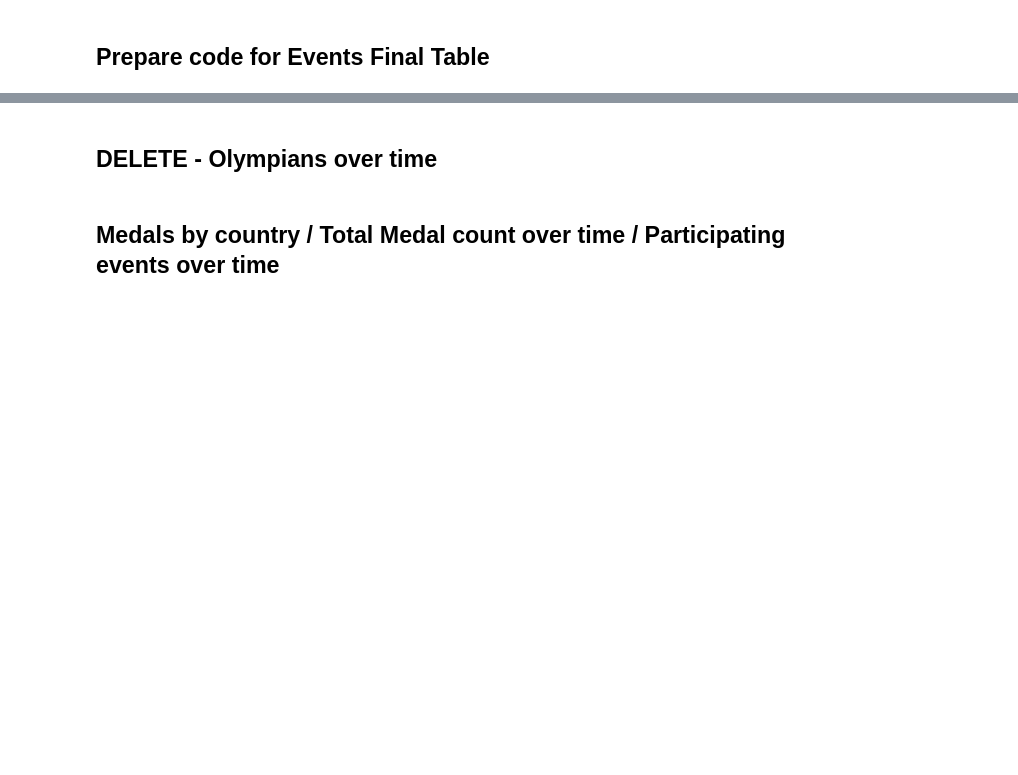
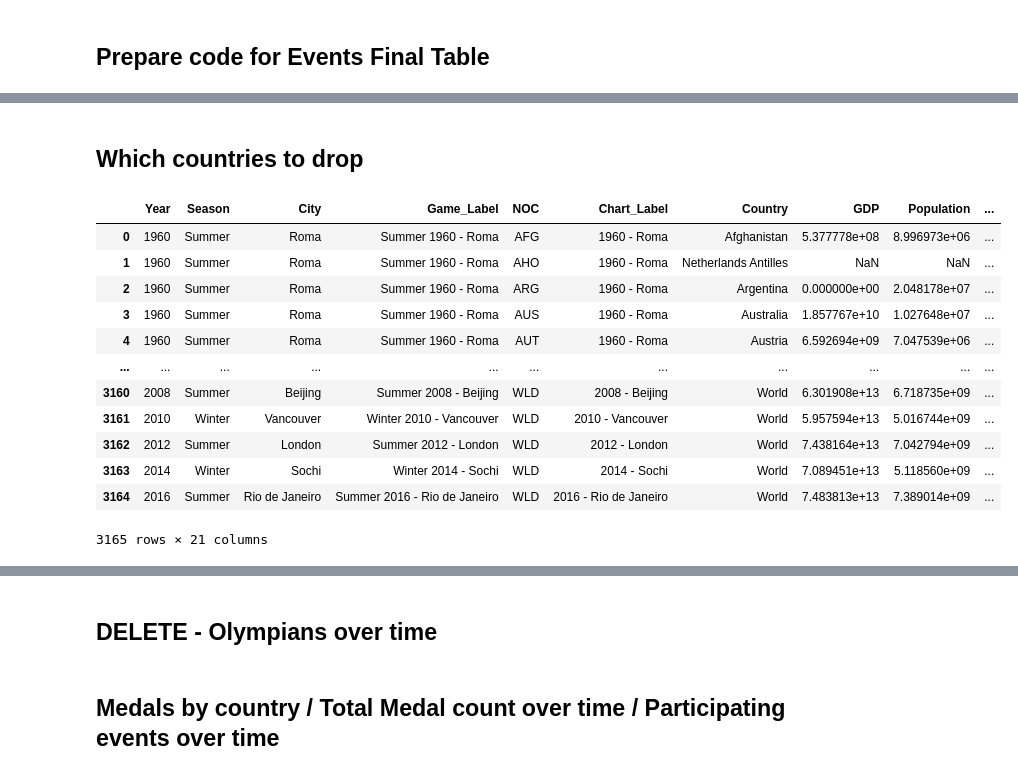
Before and after one commit to hanesy/olympics_dash, a Jupyter notebook: data_exploration.ipynb, the cells around one changed output, grey strips where cells are left out. Cells and saved outputs as stored; diff of their text form; code cells hidden in the pictures; blank space fills up the shorter version.

```diff
--- a/data_exploration.ipynb
+++ b/data_exploration.ipynb
@@ -274,14 +330,15 @@ events_merge_3 = pd.merge(events_merge_2, medals_athlete_total, how = "left", le
 events_merge_4 = pd.merge(events_merge_3, medals_sport_total, how = "left", left_on = ['Year','Season', 'NOC'], right_on = ['Year','Season', 'NOC'], suffixes=('_athlete', '_team'))
 # %%
 # step 2 - prepare aggregated value for all countries - World (WLD)
-wld_events_1 = events_merge_4.groupby(['Year','Season','City','Game_Label']).sum()
+wld_events_1 = events_merge_4.groupby(['Year','Season','City','Game_Label', 'Chart_Label']).sum()
 wld_events_2 = pd.DataFrame(wld_events_1).reset_index()
 wld_events_2['NOC'] = 'WLD'
 wld_events_2['Country'] = 'World'
 
 # add the WLD Pop and GDP information
 wld_base_info = df_pop_gdp_final[df_pop_gdp_final['NOC'] == 'WLD']
-wld_all_info = pd.merge(wld_events_2, wld_base_info, how = "left", left_on = ['NOC','Year','Country'], right_on = ['NOC','Year','Country'])
+wld_all_info = pd.merge(wld_events_2, wld_base_info, how = "left", left_on = ['NOC','Year','Country'], right_on = ['NOC','Year','Country'], suffixes=('', '_y'))
+wld_all_info = wld_all_info.drop(columns = ['GDP_y', 'Population_y', 'GDP_per_capita_y'], axis = 1)
 # %%
 # step 3 - add aggregated value for all countries - World (WLD) in Events_Final
 events_final = pd.concat([events_merge_4, wld_all_info], sort=False)
@@ -288,0 +348,21 @@ events_final
+# %% [markdown]
+<h2> Which countries to drop
+# %%
+# drop rows with columns not maching world bank and without medals
+
+check = pd.merge(events_final, <h2> Prepare code for Events Final Table, how = "left", left_on = ['NOC'], right_on = ['NOC'], suffixes=('', '_y'))
+check
+# %% [output]
+|  | Year | Season | City | Game_Label | NOC | Chart_Label | Country | GDP | Population | ... |
+| 0 | 1960 | Summer | Roma | Summer 1960 - Roma | AFG | 1960 - Roma | Afghanistan | 5.377778e+08 | 8.996973e+06 | ... |
+| 1 | 1960 | Summer | Roma | Summer 1960 - Roma | AHO | 1960 - Roma | Netherlands Antilles | NaN | NaN | ... |
+| 2 | 1960 | Summer | Roma | Summer 1960 - Roma | ARG | 1960 - Roma | Argentina | 0.000000e+00 | 2.048178e+07 | ... |
+| 3 | 1960 | Summer | Roma | Summer 1960 - Roma | AUS | 1960 - Roma | Australia | 1.857767e+10 | 1.027648e+07 | ... |
+| 4 | 1960 | Summer | Roma | Summer 1960 - Roma | AUT | 1960 - Roma | Austria | 6.592694e+09 | 7.047539e+06 | ... |
+| ... | ... | ... | ... | ... | ... | ... | ... | ... | ... | ... |
+| 3160 | 2008 | Summer | Beijing | Summer 2008 - Beijing | WLD | 2008 - Beijing | World | 6.301908e+13 | 6.718735e+09 | ... |
+| 3161 | 2010 | Winter | Vancouver | Winter 2010 - Vancouver | WLD | 2010 - Vancouver | World | 5.957594e+13 | 5.016744e+09 | ... |
+| 3162 | 2012 | Summer | London | Summer 2012 - London | WLD | 2012 - London | World | 7.438164e+13 | 7.042794e+09 | ... |
+| 3163 | 2014 | Winter | Sochi | Winter 2014 - Sochi | WLD | 2014 - Sochi | World | 7.089451e+13 | 5.118560e+09 | ... |
+| 3164 | 2016 | Summer | Rio de Janeiro | Summer 2016 - Rio de Janeiro | WLD | 2016 - Rio de Janeiro | World | 7.483813e+13 | 7.389014e+09 | ... |
+3165 rows × 21 columns
```
Also changed, not shown: parts of 21 cells of this notebook, 2 other files.
